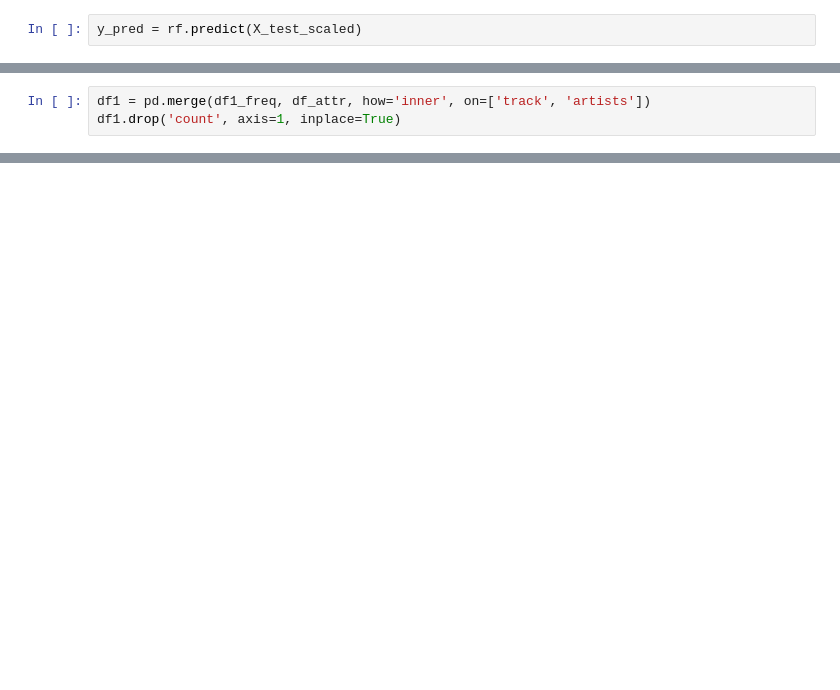
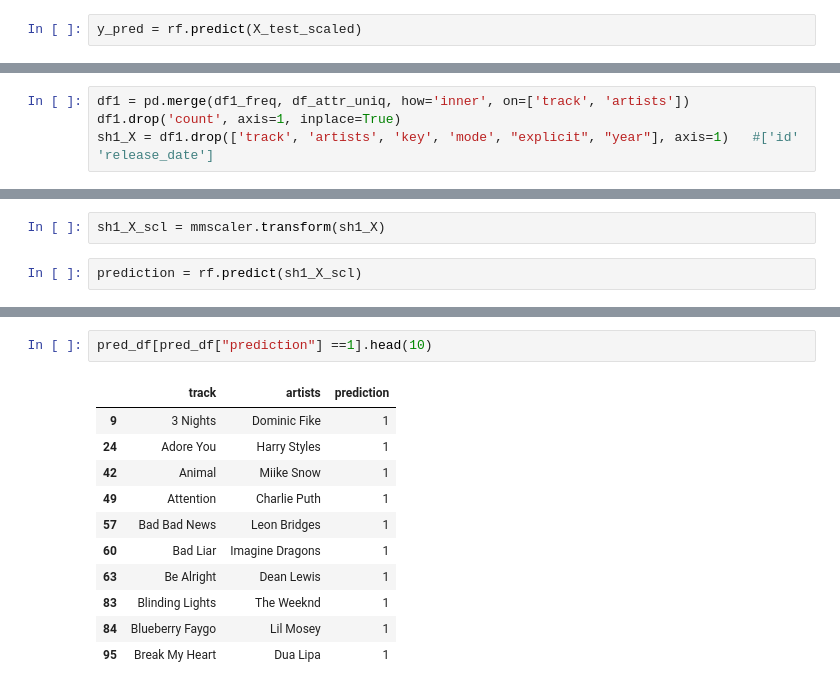
Before and after one commit to jonkingseestheworld/Music_Match_Maker, a Jupyter notebook: song_choice_analyser_notebook.ipynb, the cells around one changed output, grey strips where cells are left out. Drawn from its saved outputs; the diff is of its cells as text; blank space fills up the shorter version.

```diff
--- a/song_choice_analyser_notebook.ipynb
+++ b/song_choice_analyser_notebook.ipynb
@@ -323,3 +391,4 @@ df1_freq = SH1_df.groupby(['track', 'artists'])['track'].count().to_frame('count
 # %%
-df1 = pd.merge(df1_freq, df_attr, how='inner', on=['track', 'artists'])
+df1 = pd.merge(df1_freq, df_attr_uniq, how='inner', on=['track', 'artists'])
 df1.drop('count', axis=1, inplace=True)
+sh1_X = df1.drop(['track', 'artists', 'key', 'mode', "explicit", "year"], axis=1)   #['id' 'release_date']
@@ -327,0 +395,4 @@ df1.head(5)
+# %%
+sh1_X_scl = mmscaler.transform(sh1_X)
+# %%
+prediction = rf.predict(sh1_X_scl)
@@ -327,0 +407,14 @@ df1.head(5)
+# %%
+pred_df[pred_df["prediction"] ==1].head(10)
+# %% [output]
+|  | track | artists | prediction |
+| 9 | 3 Nights | Dominic Fike | 1 |
+| 24 | Adore You | Harry Styles | 1 |
+| 42 | Animal | Miike Snow | 1 |
+| 49 | Attention | Charlie Puth | 1 |
+| 57 | Bad Bad News | Leon Bridges | 1 |
+| 60 | Bad Liar | Imagine Dragons | 1 |
+| 63 | Be Alright | Dean Lewis | 1 |
+| 83 | Blinding Lights | The Weeknd | 1 |
+| 84 | Blueberry Faygo | Lil Mosey | 1 |
+| 95 | Break My Heart | Dua Lipa | 1 |
```
Also changed, not shown: parts of 38 cells of this notebook, 3 other files.
